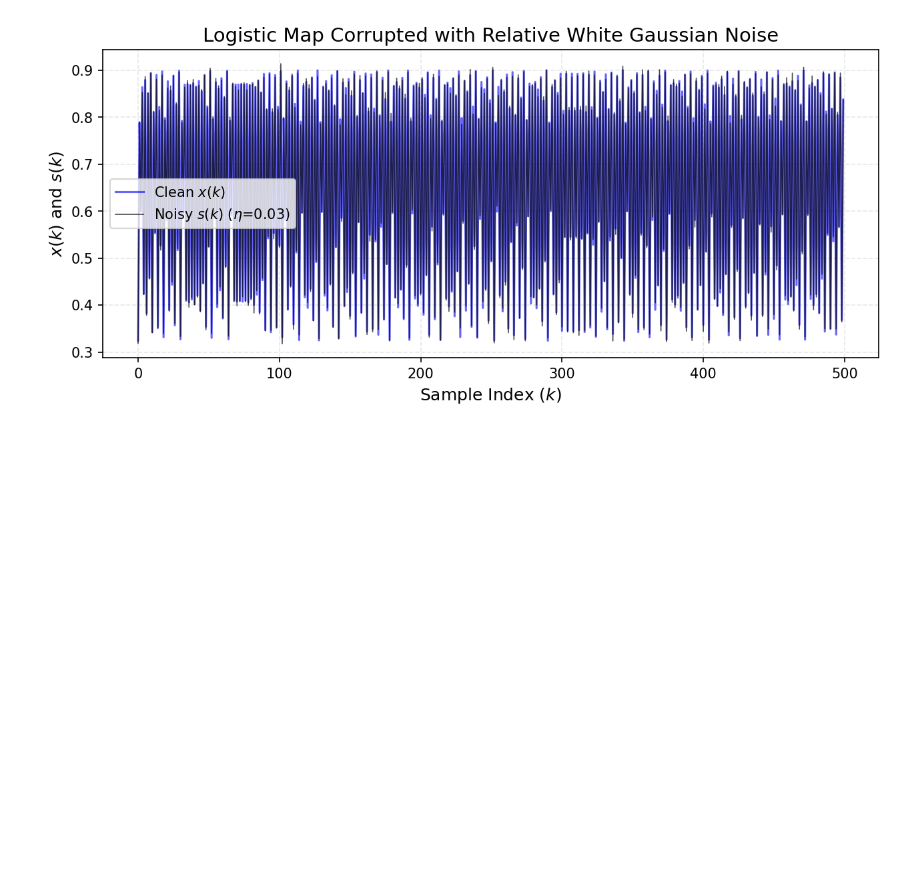
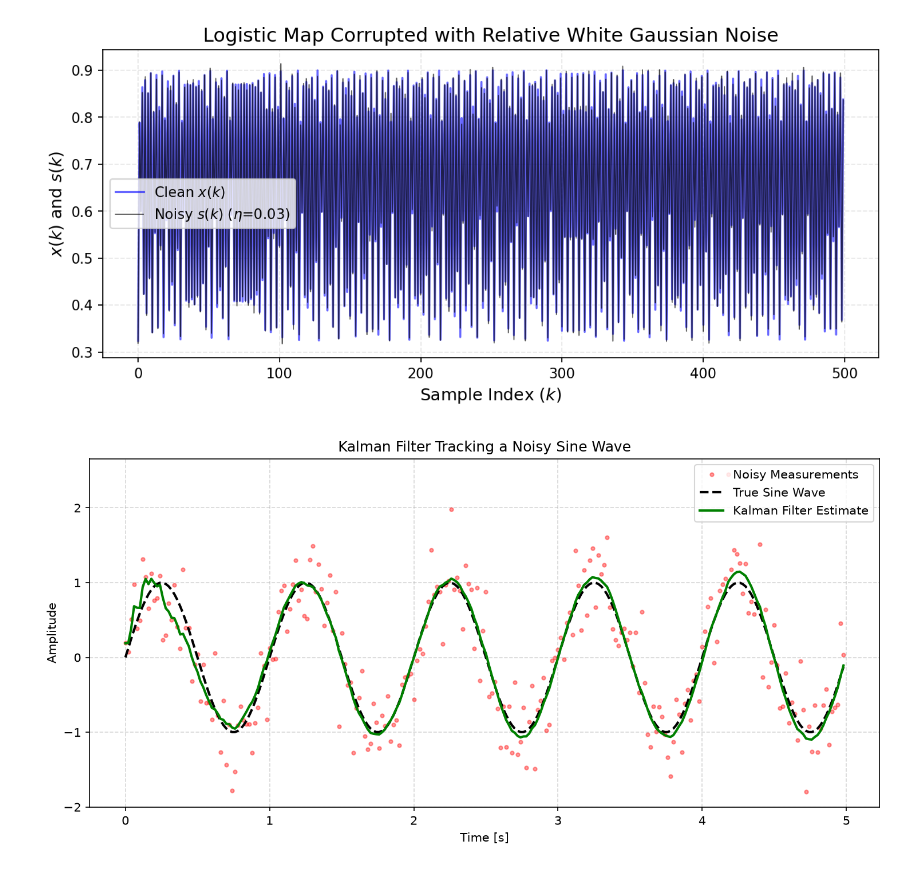
Before and after one commit to Izzathawari/PINN-dynamic-system, a Jupyter notebook: discrete_pinn/hankel_analysis.ipynb, the cells around one changed output. Cells and saved outputs as stored; diff of their text form; code cells hidden in the pictures; blank space fills up the shorter version.

```diff
--- a/discrete_pinn/hankel_analysis.ipynb
+++ b/discrete_pinn/hankel_analysis.ipynb
@@ -485,3 +485,63 @@ plt.grid(True, linestyle="--", alpha=0.3)
 plt.show()
 # %% [output]
 [figure]
+# %%
+import numpy as np
+import matplotlib.pyplot as plt
+
+# 1. Simulation Setup
+np.random.seed(42)
+dt = 0.02                    # Time step (50 Hz sampling)
+t = np.arange(0, 5, dt)      # 5 seconds
+freq = 1.0                   # Sine frequency (1 Hz)
+w = 2 * np.pi * freq
+
+# True Sine Wave & Noisy Observations
+true_signal = np.sin(w * t)
+noise_std = 0.4
+measurements = true_signal + np.random.normal(0, noise_std, size=len(t))
+
+# 2. Kalman Filter System Matrices
+theta = w * dt
+F = np.array([[np.cos(theta), np.sin(theta)],
+              [-np.sin(theta), np.cos(theta)]])
+H = np.array([[1.0, 0.0]])
+Q = np.eye(2) * 1e-4        # Process noise covariance
+R = np.array([[noise_std**2]]) # Measurement noise variance
+
+# Initial Estimates
+x_hat = np.array([[0.0], [1.0]]) # [sin(0), cos(0)]
+P = np.eye(2) * 1.0              # Initial error covariance
+
+# Arrays to store results
+kalman_estimates = []
+
+# 3. Kalman Filter Main Loop
+for z in measurements:
+    # --- Predict Phase ---
+    x_pred = F @ x_hat
+    P_pred = F @ P @ F.T + Q
+
+    # --- Update Phase ---
+    S = H @ P_pred @ H.T + R
+    K = P_pred @ H.T @ np.linalg.inv(S)
+    x_hat = x_pred + K @ (z - H @ x_pred)
+    P = (np.eye(2) - K @ H) @ P_pred
+
+    # Store estimated sine component (x1)
+    kalman_estimates.append(x_hat[0, 0])
+
+# 4. Plotting
+plt.figure(figsize=(10, 5), dpi=150)
+plt.plot(t, measurements, 'r.', alpha=0.4, label='Noisy Measurements')
+plt.plot(t, true_signal, 'k--', linewidth=2, label='True Sine Wave')
+plt.plot(t, kalman_estimates, 'g-', linewidth=2, label='Kalman Filter Estimate')
+plt.xlabel('Time [s]')
+plt.ylabel('Amplitude')
+plt.title('Kalman Filter Tracking a Noisy Sine Wave')
+plt.legend(loc='upper right')
+plt.grid(True, linestyle='--', alpha=0.5)
+plt.tight_layout()
+plt.show()
+# %% [output]
+[figure, added]
```
